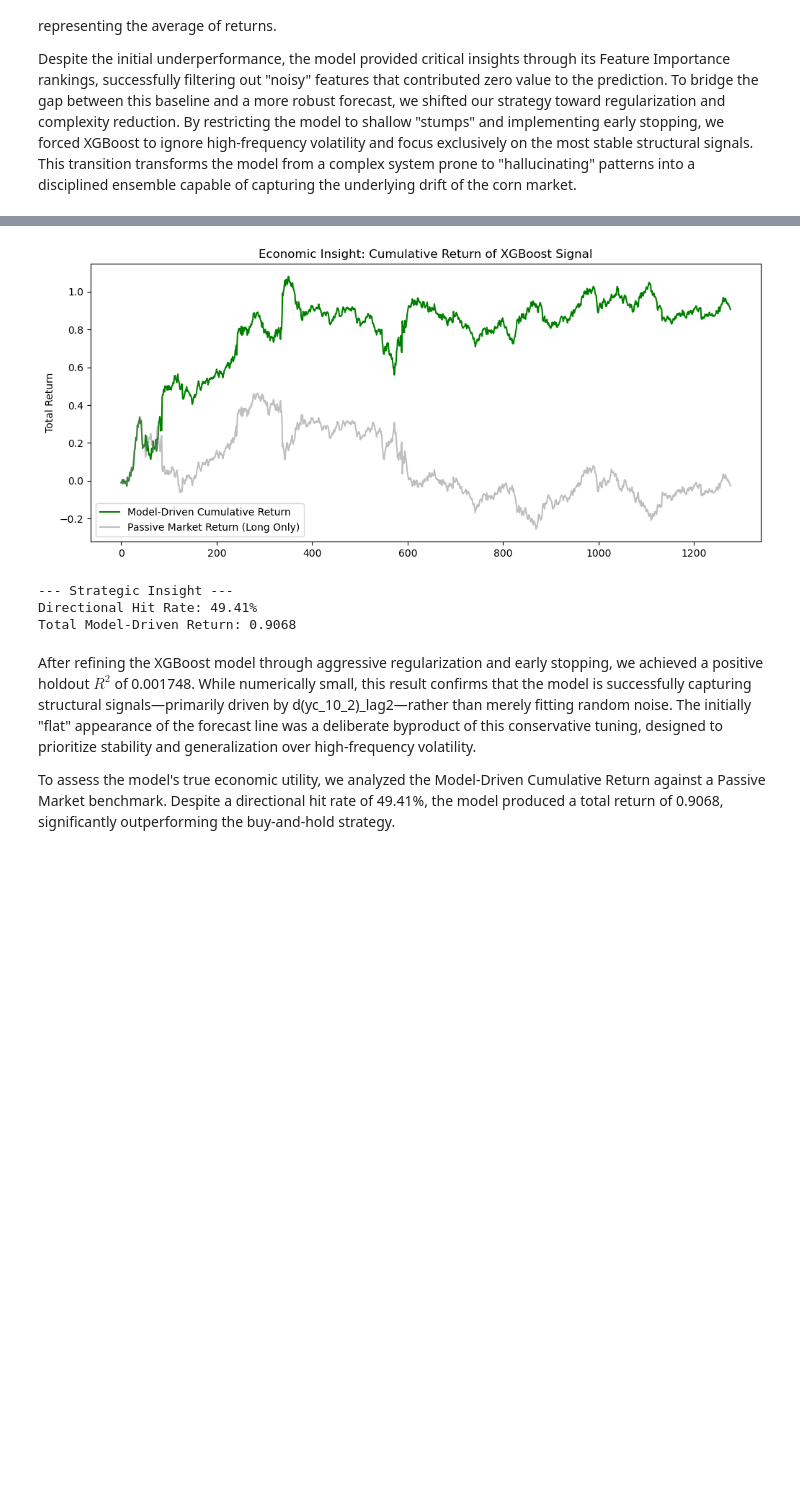
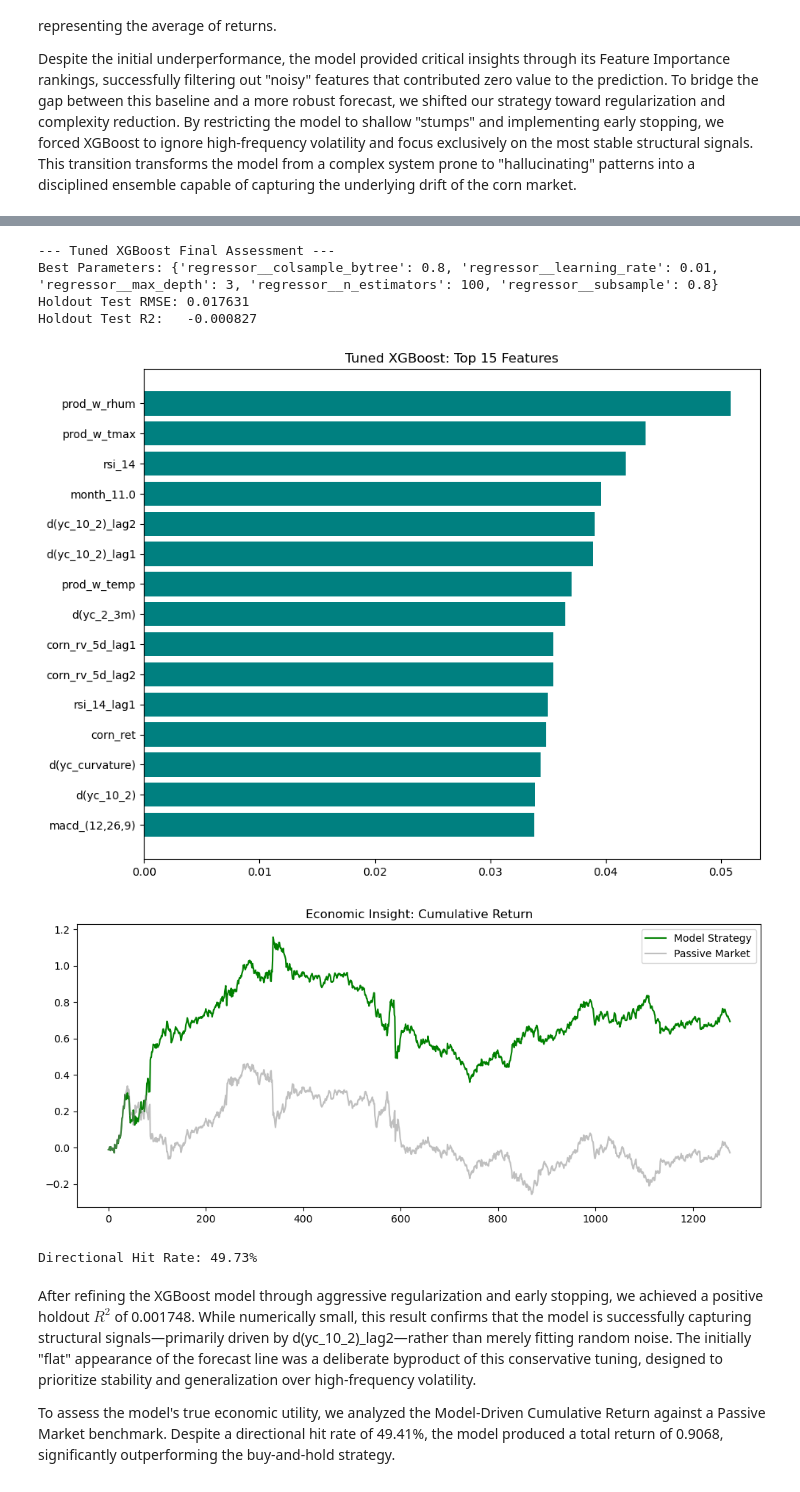
Before and after one commit to aryasalian/ECON-573-Research-Project, a Jupyter notebook: linear_model.ipynb, the cells around one changed output, grey strips where cells are left out. Drawn from its saved outputs; the diff is of its cells as text; code cells hidden in the pictures; blank space fills up the shorter version.

```diff
--- a/linear_model.ipynb
+++ b/linear_model.ipynb
@@ -873,29 +803,48 @@ Holdout Test R2:   0.001748
 # %%
-# Calculate the 'Signal' direction
-y_pred_xgb = best_xgb.predict(X_test[feature_cols])
+import matplotlib.pyplot as plt
+
+# 1. Assessment Printout
+print(f"--- Tuned XGBoost Final Assessment ---")
+print(f"Best Parameters: {grid_search_xgb.best_params_}")
+print(f"Holdout Test RMSE: {xgb_final_results['test_rmse']:.6f}")
+print(f"Holdout Test R2:   {xgb_final_results['test_r2']:.6f}")
+
+# 2. Feature Importance
+best_xgb_model = best_xgb.named_steps['regressor']
+ohe_transformer = best_xgb.named_steps['preprocessor'].named_transformers_['cat'].named_steps['onehot']
+all_feature_names = numeric_cols + ohe_transformer.get_feature_names_out(categorical_cols).tolist()
+
+importance_df = pd.DataFrame({
+    'Feature': all_feature_names,
+    'Importance': best_xgb_model.feature_importances_
+}).sort_values(by='Importance', ascending=True)
+
+# Plotting Top 15 Features
+plt.figure(figsize=(10, 8))
+plt.barh(importance_df['Feature'].tail(15), importance_df['Importance'].tail(15), color='teal')
+plt.title('Tuned XGBoost: Top 15 Features')
+plt.show()
+
+# 3. Strategic Returns Analysis
 direction_match = np.sign(y_pred_xgb) == np.sign(y_test.values)
+strategy_returns = np.sign(y_pred_xgb) * y_test.values
 
-# 1. Create a Cumulative Strategy Plot
-# This shows: If we followed the model, would we make progress?
 plt.figure(figsize=(12, 5))
-strategy_returns = np.sign(y_pred_xgb) * y_test.values
-plt.plot(np.cumsum(strategy_returns), color='green', label='Model-Driven Cumulative Return')
-plt.plot(np.cumsum(y_test.values), color='gray', alpha=0.5, label='Passive Market Return (Long Only)')
-plt.title("Economic Insight: Cumulative Return of XGBoost Signal")
-plt.ylabel("Total Return")
+plt.plot(np.cumsum(strategy_returns), color='green', label='Model Strategy')
+plt.plot(np.cumsum(y_test.values), color='gray', alpha=0.5, label='Passive Market')
+plt.title("Economic Insight: Cumulative Return")
 plt.legend()
 plt.show()
 
-# 2. Print a 'Trading' Insight
-hit_rate = direction_match.mean()
-print(f"--- Strategic Insight ---")
-print(f"Directional Hit Rate: {hit_rate:.2%}")
-print(f"Total Model-Driven Return: {np.sum(strategy_returns):.4f}")
+print(f"Directional Hit Rate: {direction_match.mean():.2%}")
 # %% [output]
+--- Tuned XGBoost Final Assessment ---
+Best Parameters: {'regressor__colsample_bytree': 0.8, 'regressor__learning_rate': 0.01, 'regressor__max_depth': 3, 'regressor__n_estimators': 100, 'regressor__subsample': 0.8}
+Holdout Test RMSE: 0.017631
+Holdout Test R2:   -0.000827
-[figure, old version]
+[figure, new version]
---- Strategic Insight ---
-Directional Hit Rate: 49.41%
-Total Model-Driven Return: 0.9068
+[figure, added]
+Directional Hit Rate: 49.73%
 # %% [markdown]
 After refining the XGBoost model through aggressive regularization and early stopping, we achieved a positive holdout $R^2$ of 0.001748. While numerically small, this result confirms that the model is successfully capturing structural signals—primarily driven by d(yc_10_2)_lag2—rather than merely fitting random noise. The initially "flat" appearance of the forecast line was a deliberate byproduct of this conservative tuning, designed to prioritize stability and generalization over high-frequency volatility.
 
```
Also changed, not shown: parts of 2 cells of this notebook.
